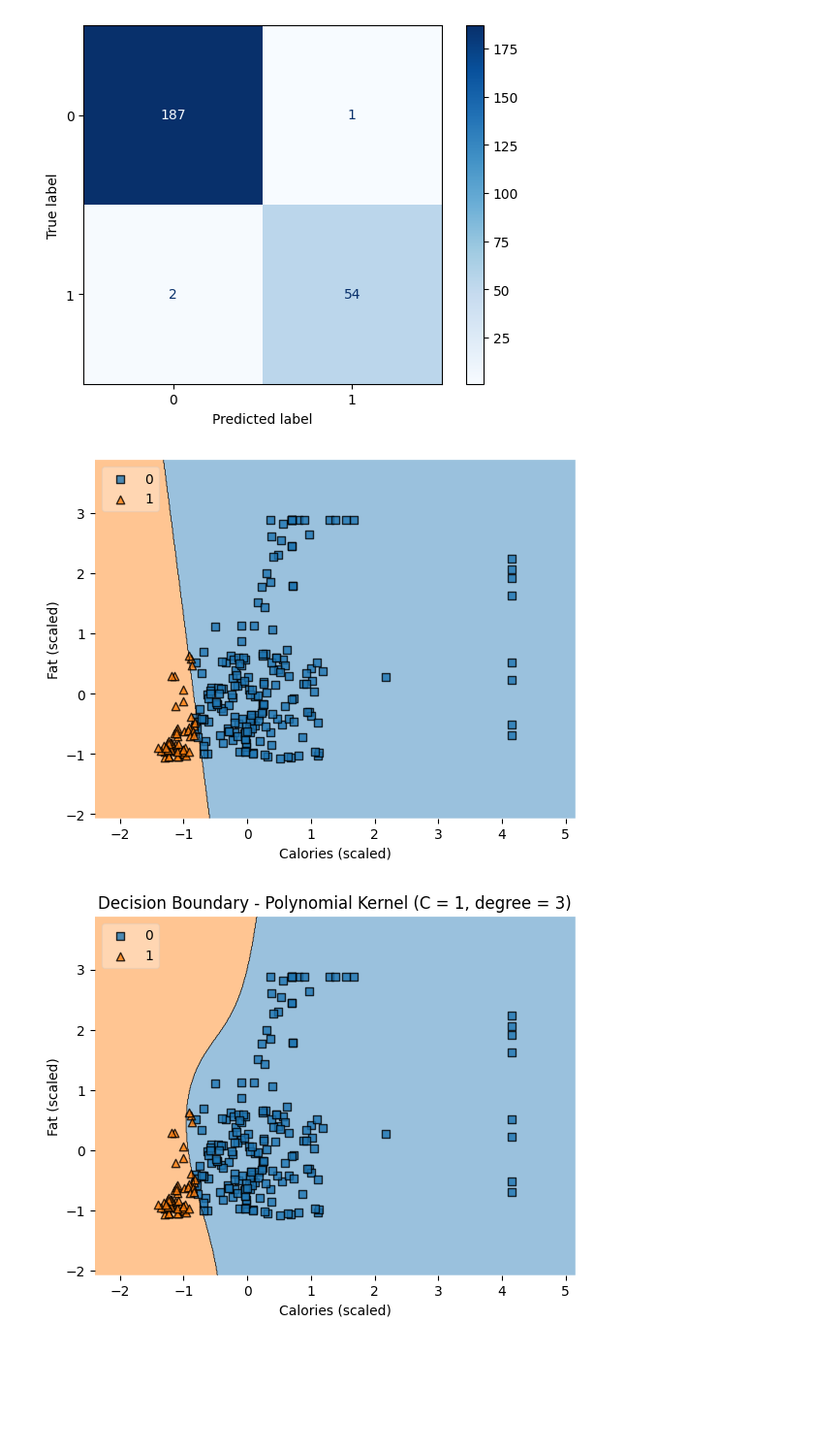
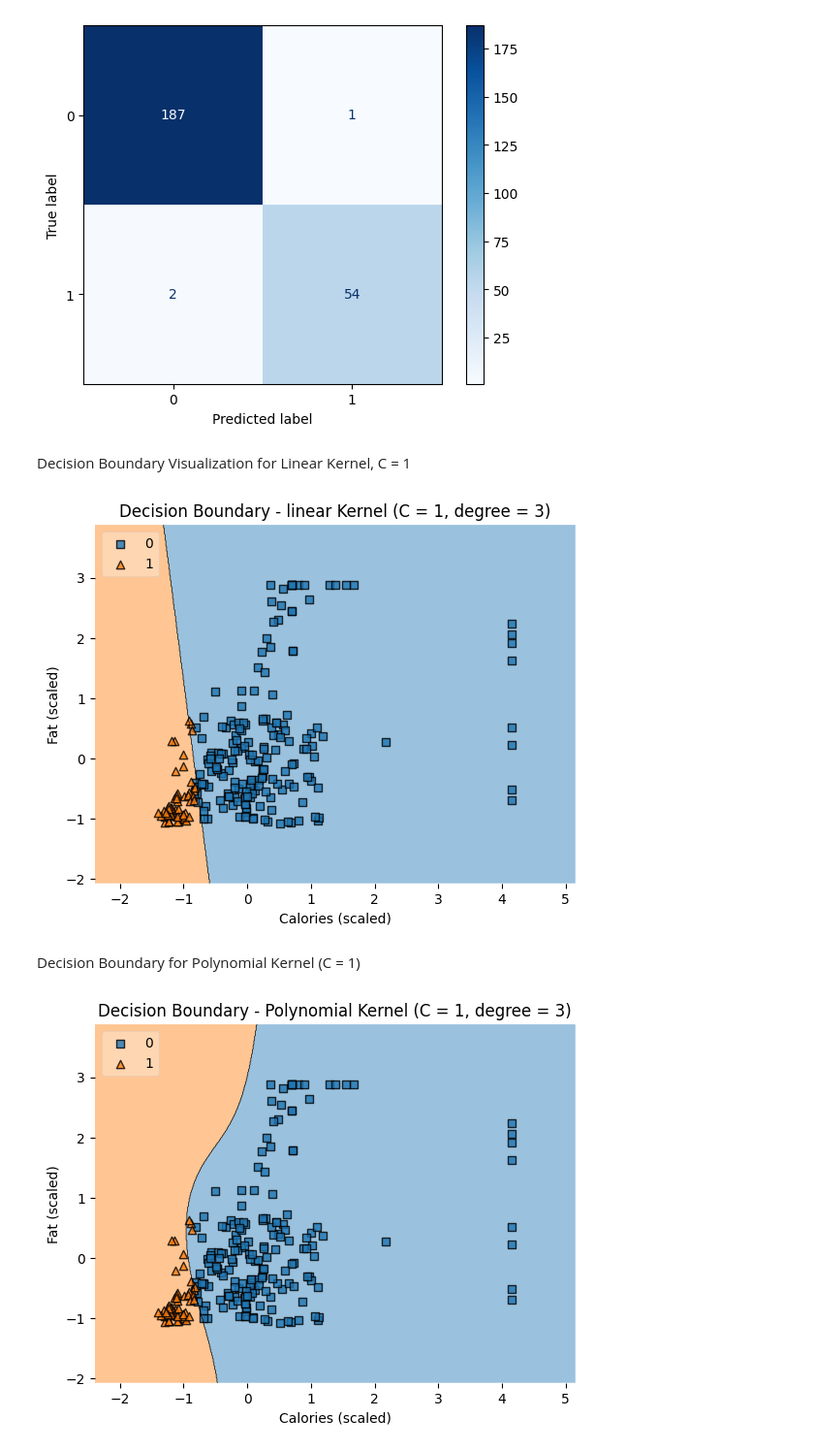
Before and after one commit to RISSIKUMARP/Enhancing-Public-Health-by-Identifying-Unhealthy-Foods-Promoting-Healthier-Alternatives, a Jupyter notebook: scripts/SVM.ipynb, the cells around one changed output. Shown at 97% size. Cells and saved outputs as stored; diff of their text form; code cells hidden in the pictures; blank space fills up the shorter version.

```diff
--- a/scripts/SVM.ipynb
+++ b/scripts/SVM.ipynb
@@ -313,28 +323,32 @@ weighted avg       0.99      0.99      0.99       244
    macro avg       0.99      0.98      0.98       244
 weighted avg       0.99      0.99      0.99       244
 [figure]
+# %% [markdown]
+Decision Boundary Visualization for Linear Kernel, C = 1
 # %%
 X_vis = data[['calories', 'fat']].values
 y_vis = data['healthy'].values
 
 X_train_vis, X_test_vis, y_train_vis, y_test_vis = train_test_split(
     X_vis, y_vis, test_size=0.2, random_state=42, stratify=y_vis
 )
 
 scaler_vis = StandardScaler()
 X_train_vis_scaled = scaler_vis.fit_transform(X_train_vis)
 X_test_vis_scaled = scaler_vis.transform(X_test_vis)
 
 svm_linear_vis = SVC(kernel='linear', C=1)
 svm_linear_vis.fit(X_train_vis_scaled, y_train_vis)
 
 plot_decision_regions(X_test_vis_scaled, y_test_vis, clf=svm_linear_vis, legend=2)
-
+plt.title("Decision Boundary - linear Kernel (C = 1, degree = 3)")
 plt.xlabel('Calories (scaled)')
 plt.ylabel('Fat (scaled)')
 plt.show()
 # %% [output]
-[figure, old version]
+[figure, new version]
+# %% [markdown]
+ Decision Boundary for Polynomial Kernel (C = 1)
 # %%
 svm_poly_vis = SVC(kernel='poly', degree=3, C=1)
 svm_poly_vis.fit(X_train_vis_scaled, y_train_vis)
```
Also changed, not shown: parts of 6 cells of this notebook, 1 other file.
